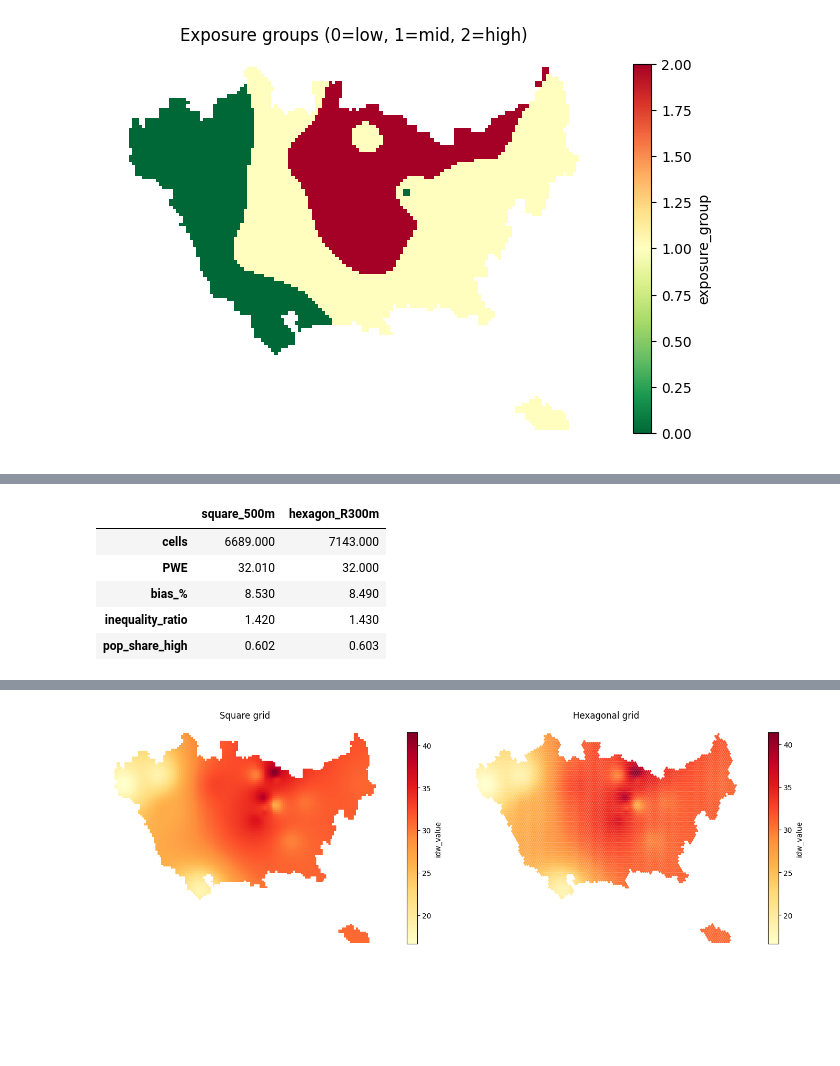
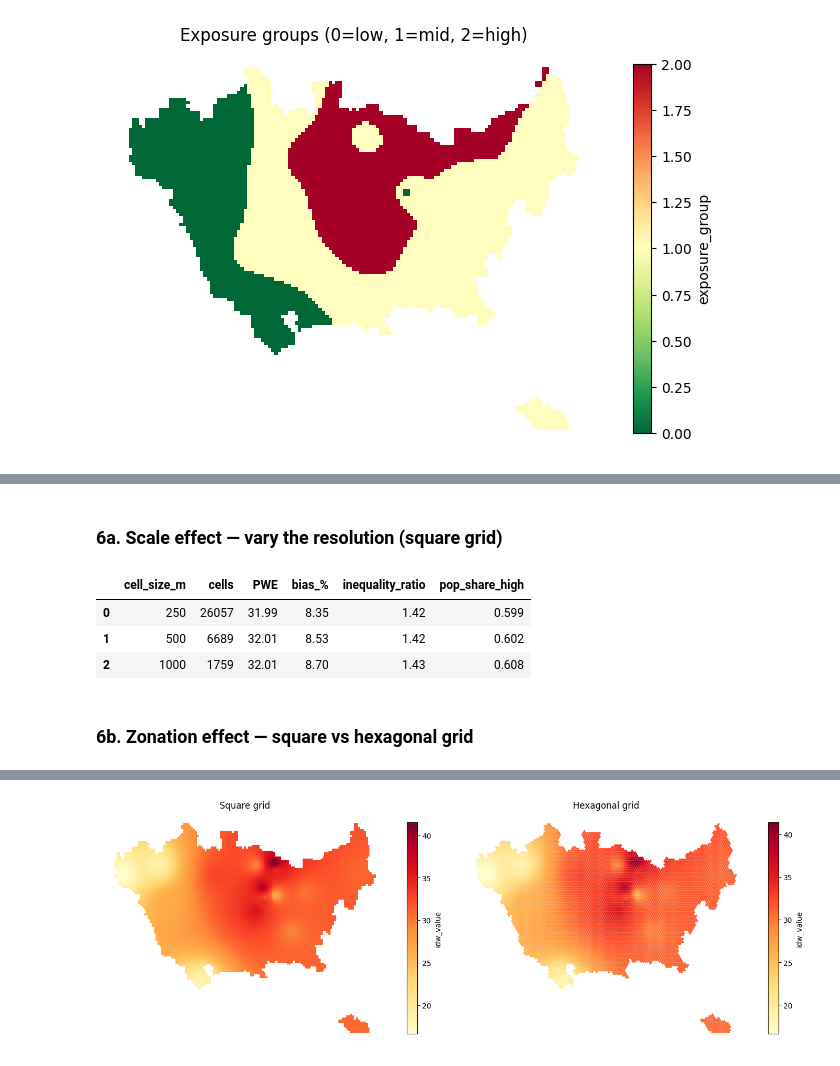
Before and after one commit to GuojialeGeographer/geoexposure, a Jupyter notebook: notebooks/geoexposure_demo.ipynb, the cells around one changed output, grey strips where cells are left out. Drawn from its saved outputs; the diff is of its cells as text; code cells hidden in the pictures; blank space fills up the shorter version.

Commit message:
docs: document input/output contract and MAUP sensitivity (scale + zonation)

```diff
--- a/notebooks/geoexposure_demo.ipynb
+++ b/notebooks/geoexposure_demo.ipynb
@@ -130,14 +129,18 @@ def run(grid):
                   "bias_%": round(gx.exposure_bias(pwe, awm), 2),
                   "inequality_ratio": round(eq["ratio"], 2),
                   "pop_share_high": round(eq["pop_share_high"], 3)}
-
-sq_grid, sq = run(gx.create_regular_grid(boundary, 500))
-hx_grid, hx = run(gx.create_hexagonal_grid(boundary, 300))
-pd.DataFrame({"square_500m": sq, "hexagon_R300m": hx})
-# %% [output]
-|  | square_500m | hexagon_R300m |
-| cells | 6689.000 | 7143.000 |
-| PWE | 32.010 | 32.000 |
-| bias_% | 8.530 | 8.490 |
-| inequality_ratio | 1.420 | 1.430 |
-| pop_share_high | 0.602 | 0.603 |
+# %% [markdown]
+### 6a. Scale effect — vary the resolution (square grid)
+# %%
+scale = []
+for cs in (250, 500, 1000):
+    _, m = run(gx.create_regular_grid(boundary, cs))
+    scale.append({"cell_size_m": cs, **m})
+pd.DataFrame(scale)
+# %% [output]
+|  | cell_size_m | cells | PWE | bias_% | inequality_ratio | pop_share_high |
+| 0 | 250 | 26057 | 31.99 | 8.35 | 1.42 | 0.599 |
+| 1 | 500 | 6689 | 32.01 | 8.53 | 1.42 | 0.602 |
+| 2 | 1000 | 1759 | 32.01 | 8.70 | 1.43 | 0.608 |
+# %% [markdown]
+### 6b. Zonation effect — square vs hexagonal grid
```
Also changed, not shown: parts of 4 cells of this notebook, 1 other file.
